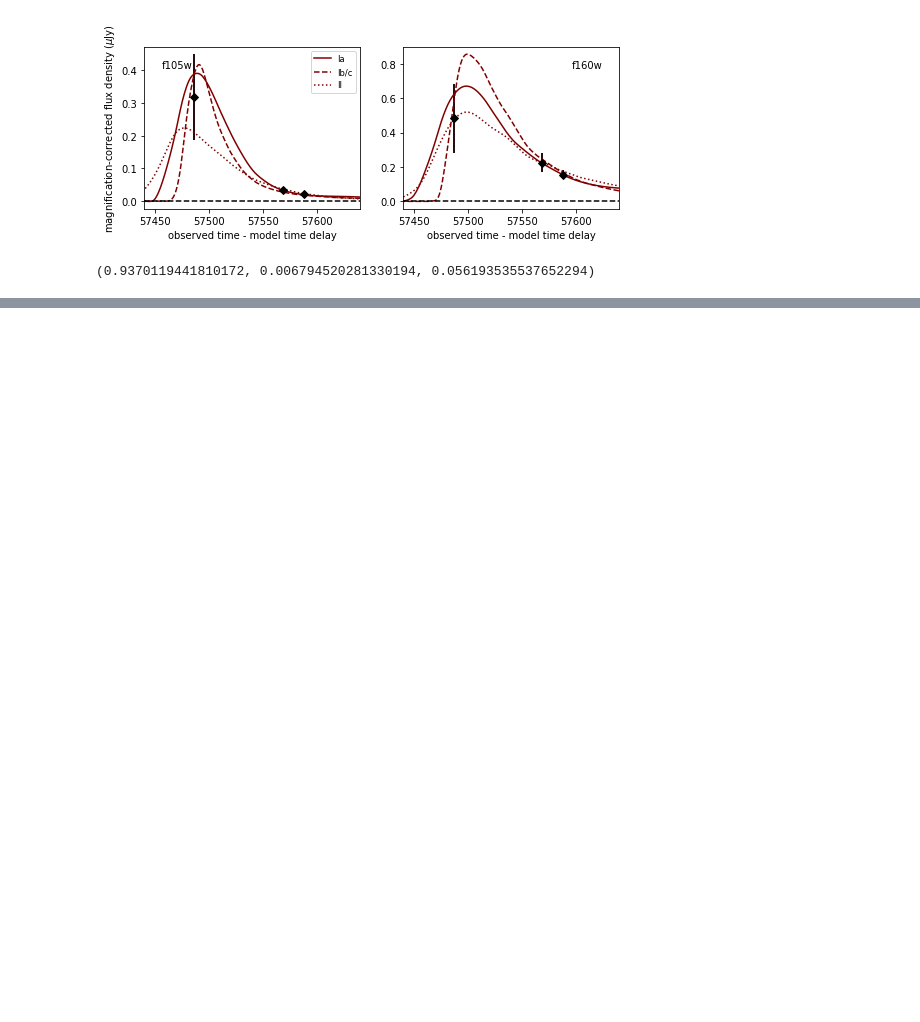
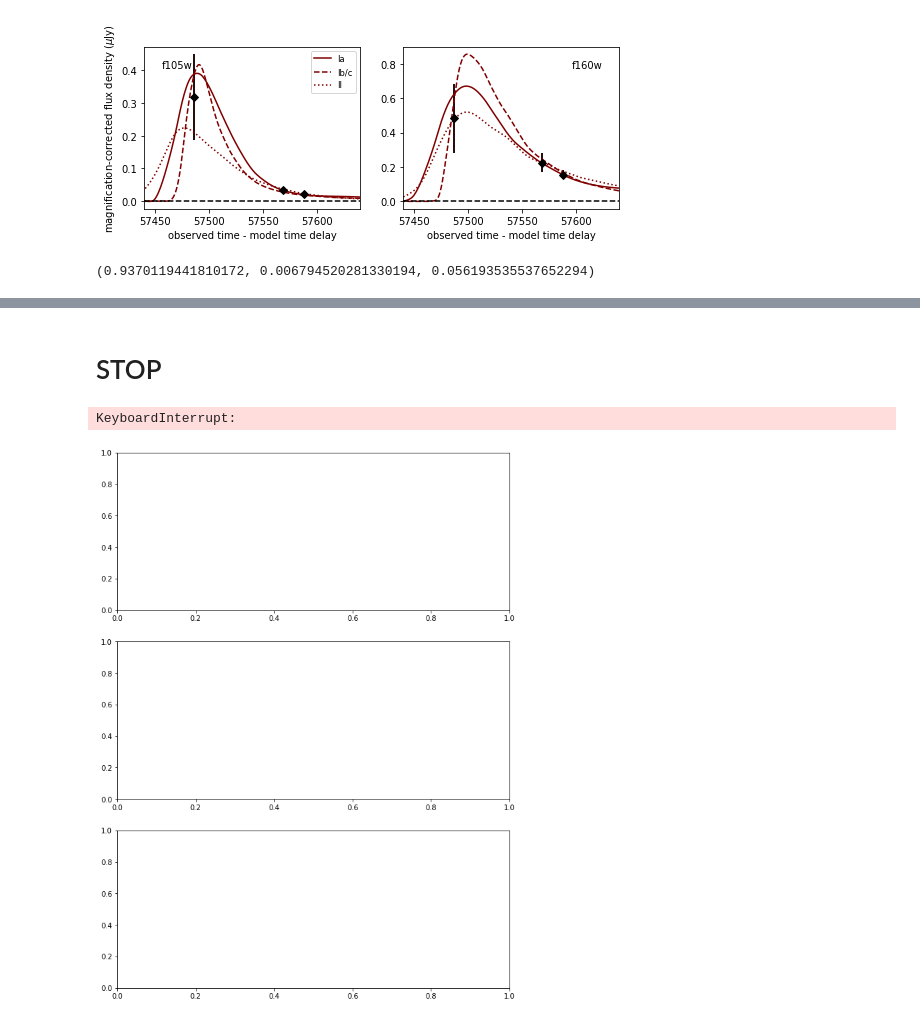
Before and after one commit to gbrammer/mrg0138_supernova, a Jupyter notebook: Analysis/Classification/stardust2_lightcurve_classification.ipynb, the cells around one changed output, grey strips where cells are left out. Saved outputs shown, nothing was run; the diff lists cells and outputs as text; code cells hidden in the pictures; blank space fills up the shorter version.

```diff
--- a/Analysis/Classification/stardust2_lightcurve_classification.ipynb
+++ b/Analysis/Classification/stardust2_lightcurve_classification.ipynb
@@ -368,3 +583,5 @@ plt.savefig('colorcurves.pdf',format='pdf')
+# %% [markdown]
+# STOP
 # %%
 def rescale_likelihood( a ):
 	"""
@@ -397,8 +614,8 @@ fig,axes,gs = plot_util.grid_plot(3,1,figsize=(10,14),sharex=True,sharey=True)
 t0_init =57500  # MJD near first data point
 time = np.arange(-30, 120, 2)
 i=1
-grid_time=np.linspace(-30,120,100)
-grid_fluxes=np.linspace(0,1.5,100)
+grid_time=np.linspace(-30,120,1000)
+grid_fluxes=np.linspace(0,1.5,1000)
 band='f160w'
 for sntype in ['Ibc', 'II']:
     ax=axes[i]
@@ -413,34 +630,37 @@ for sntype in ['Ibc', 'II']:
 
         samples = results[tempname]['res'].samples
         weights = results[tempname]['res'].weights
 
         for k in np.random.randint(0,len(samples),size=100):
             modelfit.parameters[1:]=samples[k,:]
             f = modelfit.bandflux(band, grid_time+t0_init, zp=23.9, zpsys='ab')
             all_times=np.append(all_times,grid_time)
             all_fluxes=np.append(all_fluxes,f)
             all_probs=np.append(all_probs,[weights[i]]*len(grid_time))
     grid_probs=[]
 
     for j in range(len(grid_time)):
 
         temp=scipy.interpolate.griddata(np.array([all_times,all_fluxes]).T,
                                                              all_probs,
                     np.array([[grid_time[i]]*len(grid_fluxes),grid_fluxes]).T,
                                        fill_value=0)
-        temp = rescale_likelihood(temp)
+        #temp = rescale_likelihood(temp)
         grid_probs.append(temp)
 
     #grid_probs=np.array(grid_probs).reshape([len(grid_probs),len(grid_probs)])
-
+    grid_probs=rescale_likelihood(np.array(grid_probs))
     CS=ax.contourf(grid_time,
                    grid_fluxes,
                    np.array(grid_probs), colors='k',
                 levels=[0,.68], alpha=.8, zorder=10)
 
     #ax.errorbar(sn['time'][iband]-t0_init,mags[iband]-mags[jband],
     #    finalmagerrs, color='r', marker='d', ls=' ')
     plt.show()
     sys.exit()
+# %% [output]
+KeyboardInterrupt:
+[figure, added]
 # %%
 print(grid_probs)
```
Also changed, not shown: parts of 11 cells of this notebook, 6 other files.
